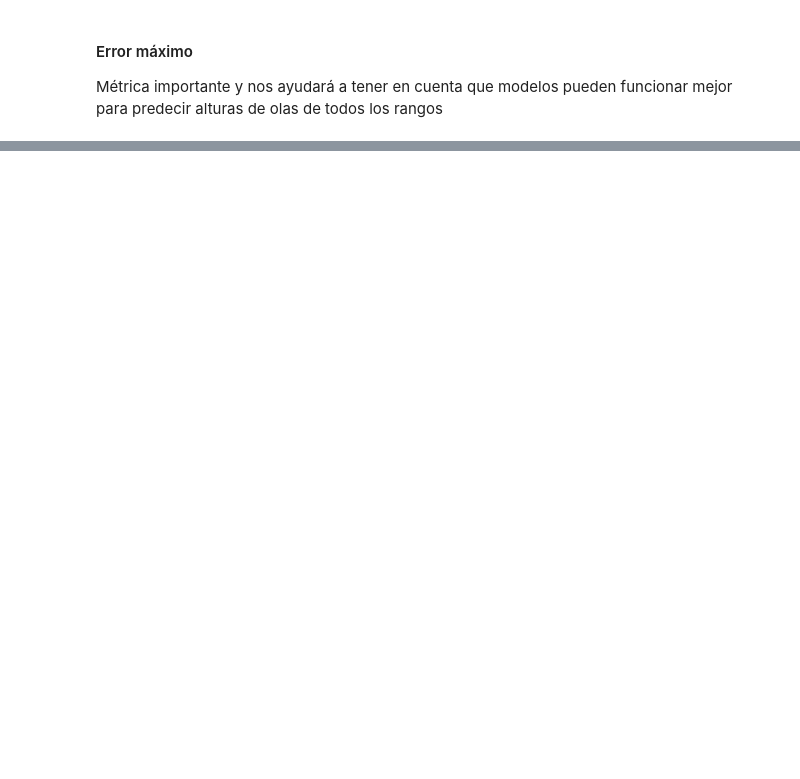
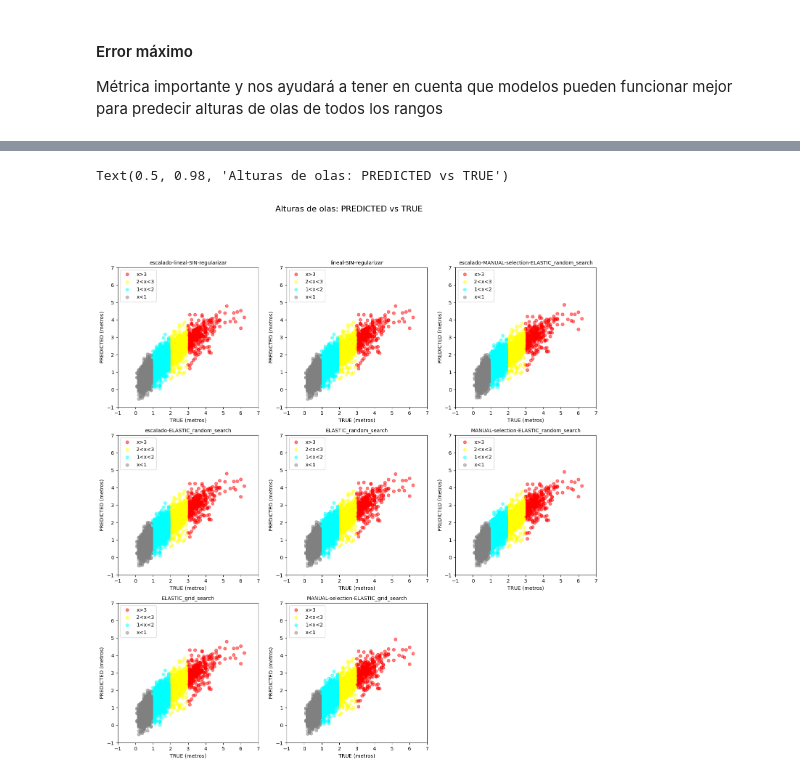
Before and after one commit to MarioBaldocchi/PD, a Jupyter notebook: modelos/evaluacion/evaluacion-lineales.ipynb, the cells around one changed output, grey strips where cells are left out. Saved outputs shown, nothing was run; the diff lists cells and outputs as text; code cells hidden in the pictures; blank space fills up the shorter version.

```diff
--- a/modelos/evaluacion/evaluacion-lineales.ipynb
+++ b/modelos/evaluacion/evaluacion-lineales.ipynb
@@ -153,0 +240,32 @@ Tras el analisis detallado de las métricas y comparaciones entre varios modelos
+# %%
+def ola_color(ola):
+    if (ola < 1):
+        return "gray"
+    if (ola < 2):
+        return "aqua"
+    if (ola < 3):
+        return "yellow"
+    else:
+        return "red"
+# %%
+fig, axs = plt.subplots(3, 3, figsize=(17, 17))
+for i,m in enumerate(best_models):
+    ax = axs[i//3, i%3]
+    flo = MLFlow()
+    # cargamos el modelo
+    model = flo.get_saved_model(m)
+    y_pred = model.predict(to_model_input(X_train, X_test, m))
+    for cl in ola_clas.unique():
+        filter = ola_clas == cl
+        ax.scatter(y_test[filter], y_pred[filter], color=y_test[filter].map(ola_color), alpha=0.5)
+    ax.legend(["x>3", "2<x<3", "1<x<2", "x<1"], loc='upper left')
+    ax.set_xlabel('TRUE (metros)')
+    ax.set_ylabel('PREDICTED (metros)')
+    ax.set_title(m, fontsize=10)
+    ax.set_xticks(np.linspace(-1, 7, 9))
+    ax.set_yticks(np.linspace(-1, 7, 9))
+axs[2,2].axis('off')
+fig.suptitle('Alturas de olas: PREDICTED vs TRUE', fontsize=16)
+# %% [output]
+Text(0.5, 0.98, 'Alturas de olas: PREDICTED vs TRUE')
+[figure, added]
```
Also changed, not shown: parts of 33 cells of this notebook, 3 other files.
